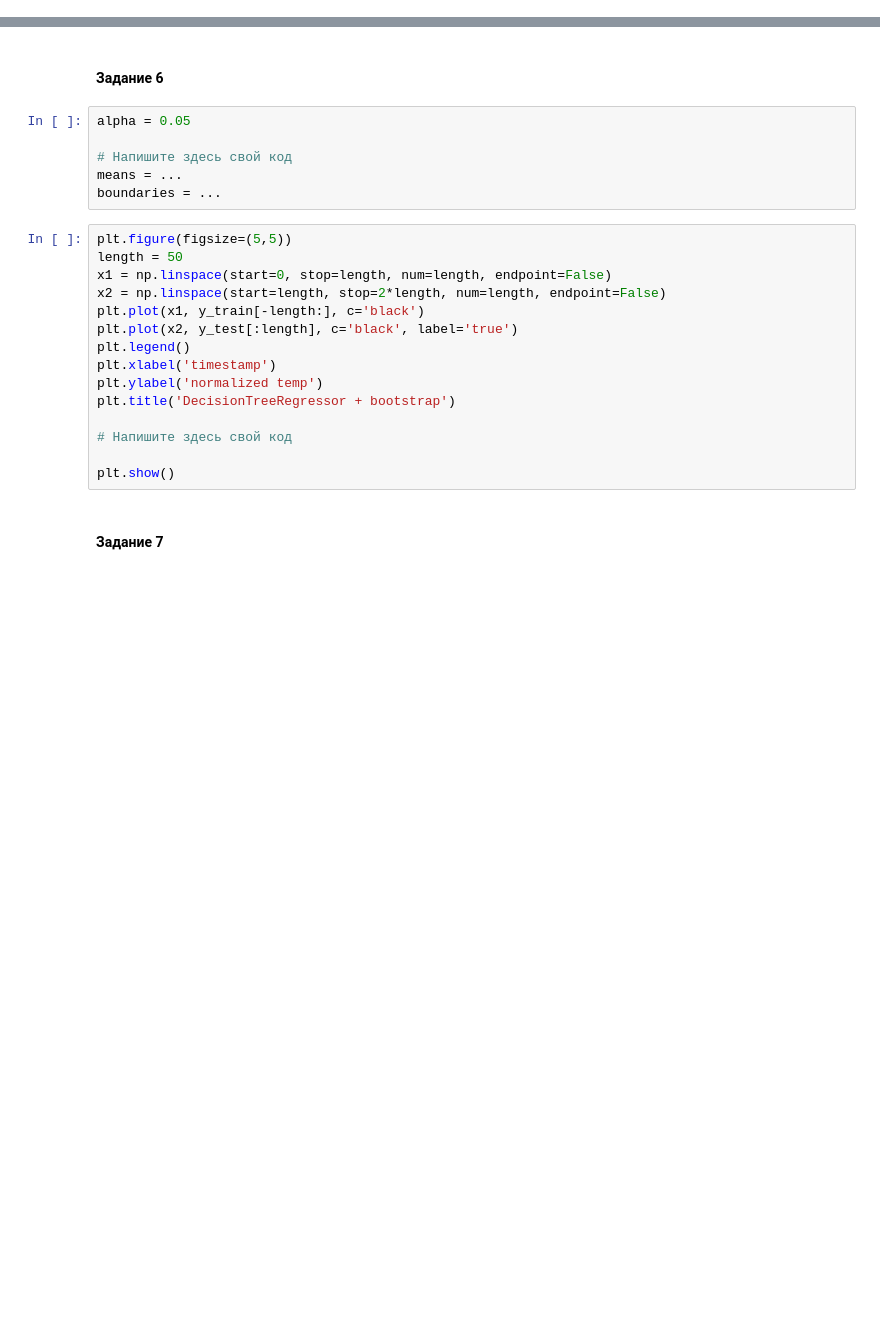
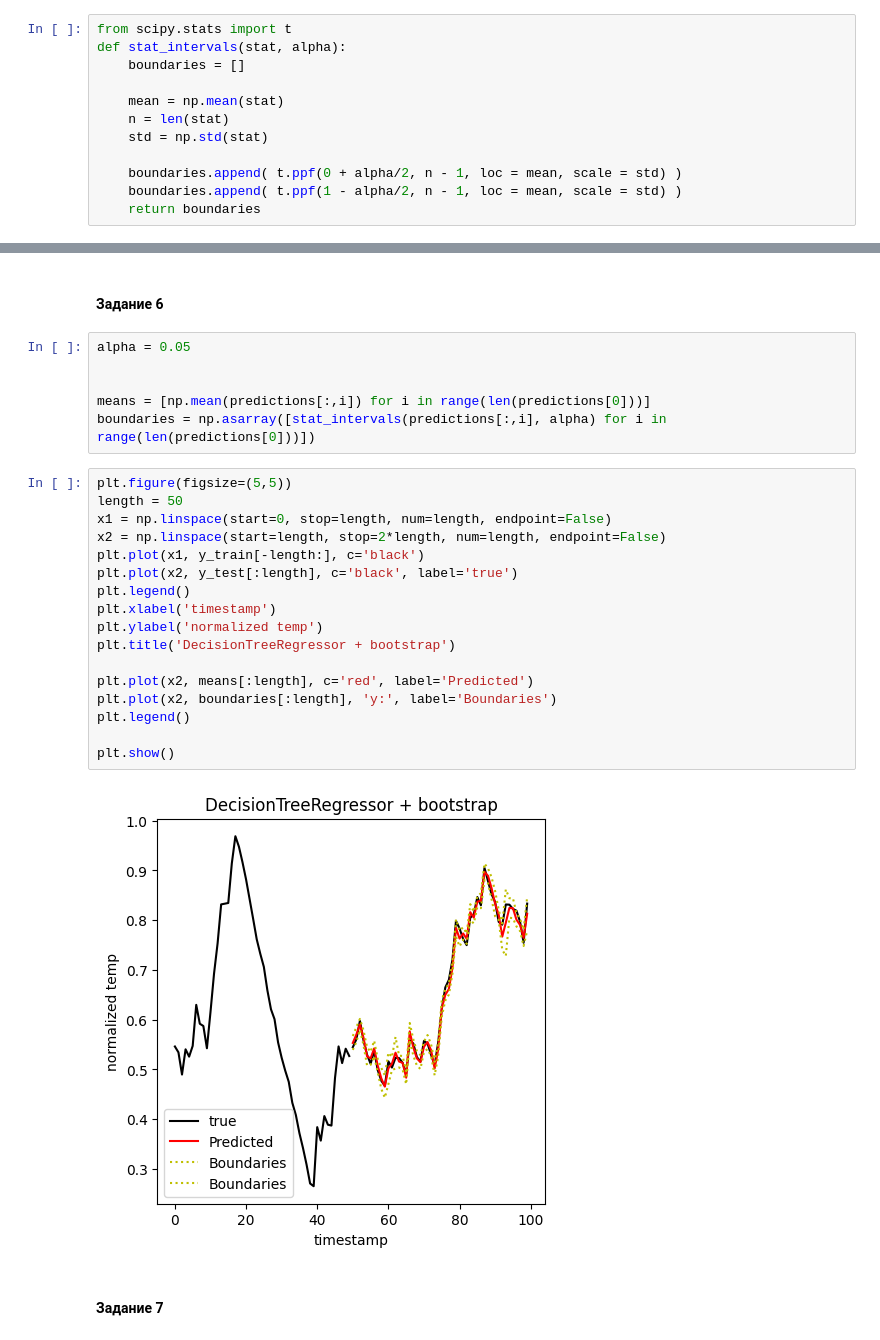
Before and after one commit to BROsandr/IUS, a Jupyter notebook: lab7/Lab7_task.ipynb, the cells around one changed output, grey strips where cells are left out. Drawn from its saved outputs; the diff is of its cells as text; blank space fills up the shorter version.

```diff
--- a/lab7/Lab7_task.ipynb
+++ b/lab7/Lab7_task.ipynb
@@ -247,3 +242,15 @@ def stat_intervals(stat, alpha):
+# %%
+from scipy.stats import t
+def stat_intervals(stat, alpha):
+    boundaries = []
+
+    mean = np.mean(stat)
+    n = len(stat)
+    std = np.std(stat)
+
+    boundaries.append( t.ppf(0 + alpha/2, n - 1, loc = mean, scale = std) )
+    boundaries.append( t.ppf(1 - alpha/2, n - 1, loc = mean, scale = std) )
+    return boundaries
 # %% [markdown]
 Определим доверительный интервал первого спрогнозированного значения для вероятности 95 %.
 # %%
@@ -253,27 +262,31 @@ interval
 Функция **train()** в результате своей работы также выдала результаты прогноза значений температуры на длительный интервал времени. На основании спрогнозированных значений температуры множеством моделей получите для каждого спрогнозированного значения среднее, а также доверительный интервал с уровнем доверия 95 %. Далее постройте график изменения температуры, на котором отразите истинные значения температуры, средние спрогнозированные значения, а также доверительные интервалы.
 # %% [markdown]
 #### **Задание 6**
-# %%
-alpha = 0.05
-
-# Напишите здесь свой код
-means = ...
-boundaries = ...
+# %%
+alpha = 0.05
+
+
+means = [np.mean(predictions[:,i]) for i in range(len(predictions[0]))]
+boundaries = np.asarray([stat_intervals(predictions[:,i], alpha) for i in range(len(predictions[0]))])
 # %%
 plt.figure(figsize=(5,5))
 length = 50
 x1 = np.linspace(start=0, stop=length, num=length, endpoint=False)
 x2 = np.linspace(start=length, stop=2*length, num=length, endpoint=False)
 plt.plot(x1, y_train[-length:], c='black')
 plt.plot(x2, y_test[:length], c='black', label='true')
 plt.legend()
 plt.xlabel('timestamp')
 plt.ylabel('normalized temp')
 plt.title('DecisionTreeRegressor + bootstrap')
 
-# Напишите здесь свой код
+plt.plot(x2, means[:length], c='red', label='Predicted')
+plt.plot(x2, boundaries[:length], 'y:', label='Boundaries')
+plt.legend()
 
 plt.show()
+# %% [output]
+[figure, added]
 # %% [markdown]
 #### **Задание 7**
 # %% [markdown]
```
Also changed, not shown: parts of 8 cells of this notebook.
